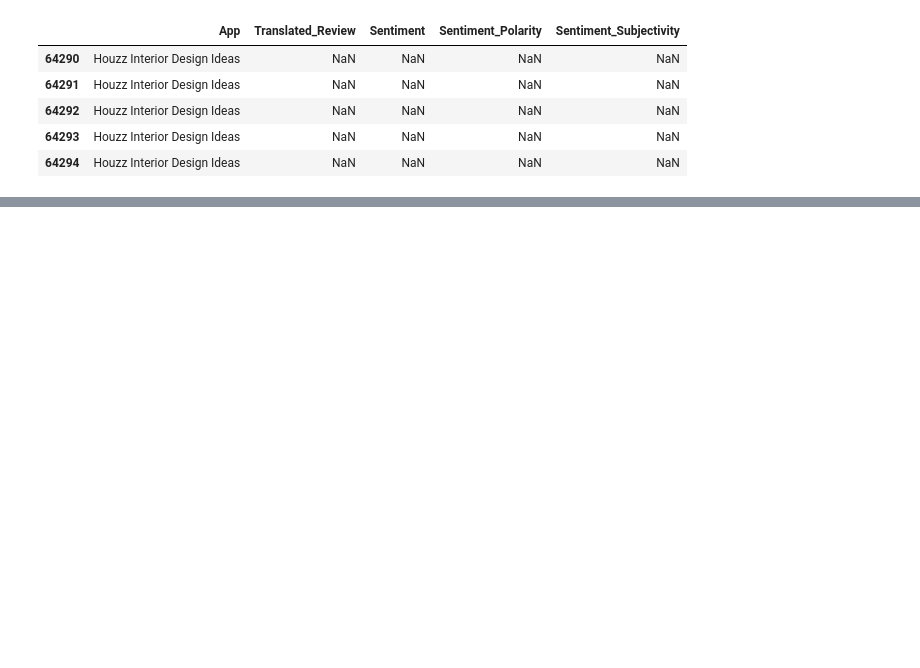
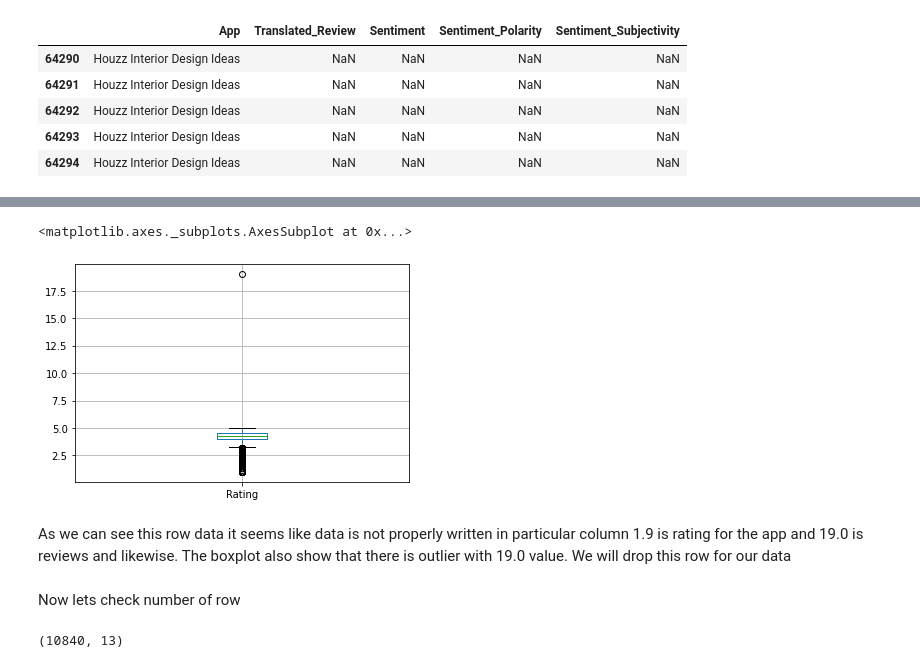
Before and after one commit to avinashyadav11/Play-Store-App-Review-Analysis, a Jupyter notebook: Play_Store_App_Review_Analysis_Capstone_Project.ipynb, the cells around one changed output, grey strips where cells are left out. Cells and saved outputs as stored; diff of their text form; code cells hidden in the pictures; blank space fills up the shorter version.

```diff
--- a/Play_Store_App_Review_Analysis_Capstone_Project.ipynb
+++ b/Play_Store_App_Review_Analysis_Capstone_Project.ipynb
@@ -28,4 +32,4 @@ user_reviews_file_path= '/content/drive/MyDrive/Colab Notebooks/Alma Better/EDA/
 # %%
-play_store_data_df = pd.read_csv(play_store_data_file_path)
+play_store_df = pd.read_csv(play_store_data_file_path)
 # %%
 user_reviews_df= pd.read_csv(user_reviews_file_path)
@@ -243,0 +146,8 @@ play_store_data_df['Reviews'] = pd.to_numeric(play_store_data_df['Reviews'])
+# %%
+play_store_df.boxplot() #boxplot help to get range of a particular numric column
+# %% [output]
+<matplotlib.axes._subplots.AxesSubplot at 0x...>
+[figure, added]
+# %% [markdown]
+As we can see this row data it seems like data is not properly written in particular column 1.9 is rating for the app and 19.0 is reviews and likewise. The boxplot also show that there is outlier with 19.0 value.
+We will drop this row for our data
@@ -243,0 +156,6 @@ play_store_data_df['Reviews'] = pd.to_numeric(play_store_data_df['Reviews'])
+# %% [markdown]
+Now lets check number of row
+# %%
+play_store_df.shape #Perviously it was 10841 now it is 10840 that means row was successfully deleted
+# %% [output]
+(10840, 13)
```
Also changed, not shown: parts of 80 cells of this notebook.
